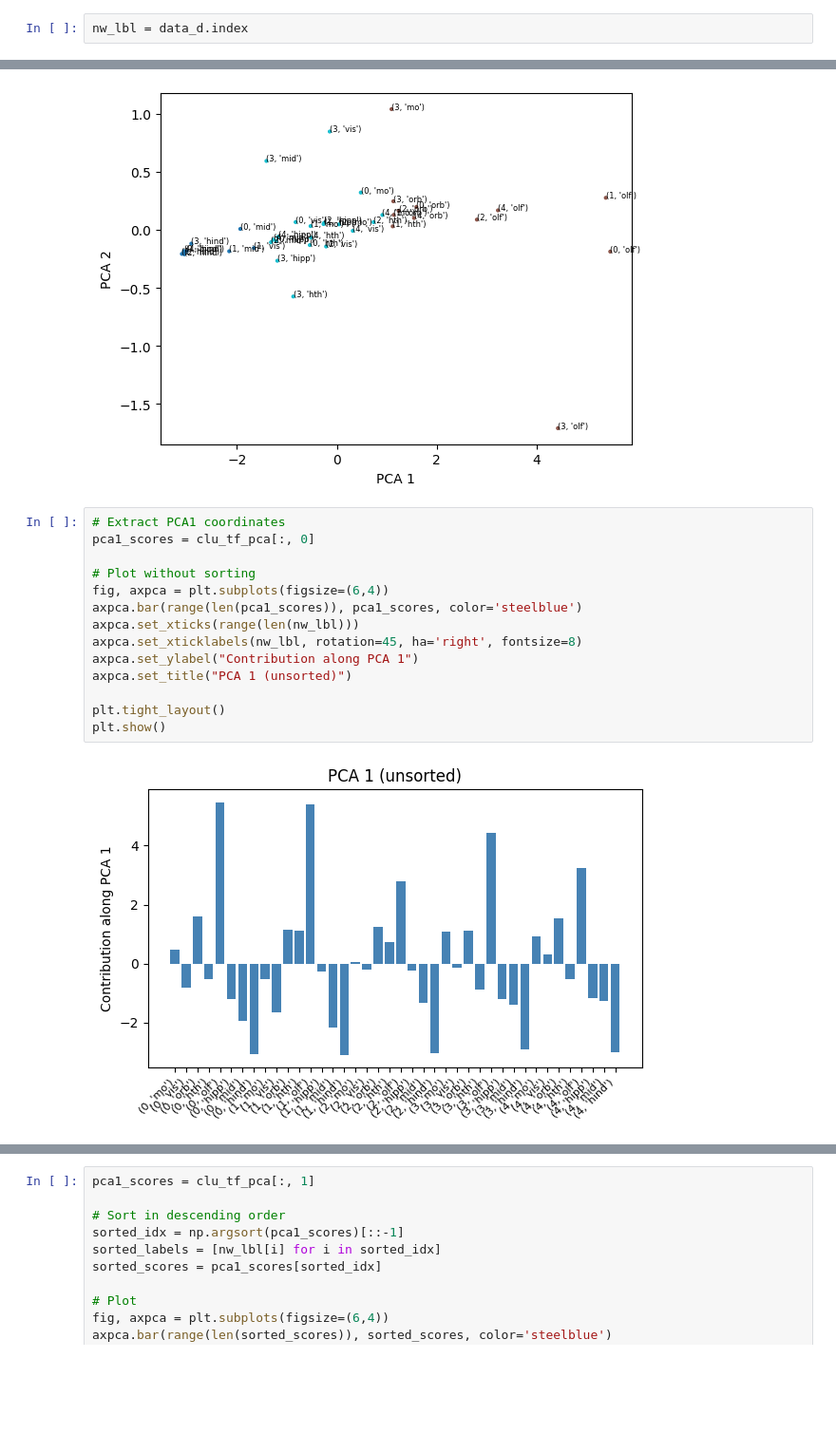
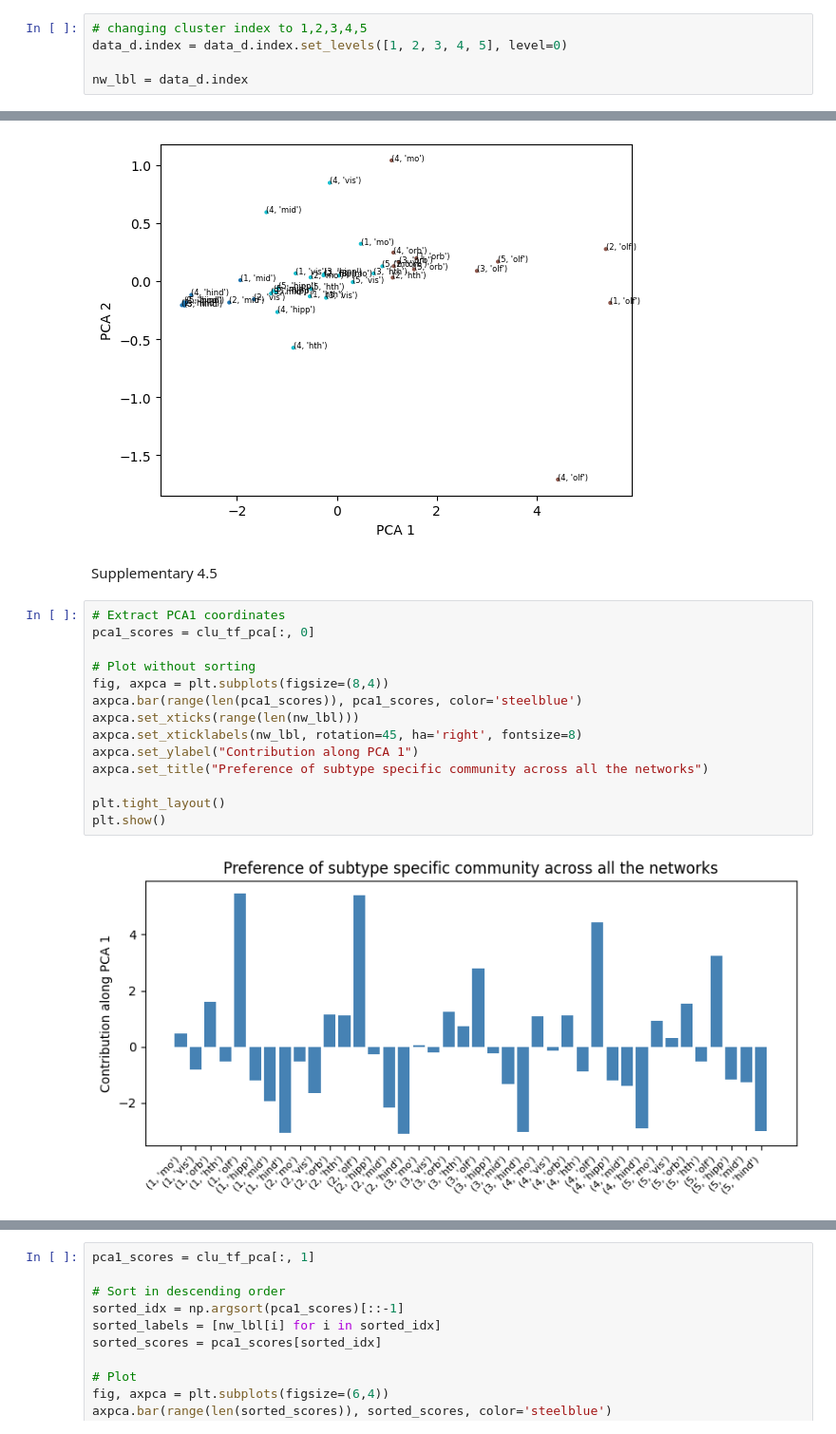
Before and after one commit to csndl-iitd/srg-tes-epilepsy-models, a Jupyter notebook: analysis/notebooks/Analyse fig_March_26.ipynb, the cells around one changed output, grey strips where cells are left out. Shown at 95% size. Drawn from its saved outputs; the diff is of its cells as text; blank space fills up the shorter version.

Commit message:
almost figure updates

```diff
--- a/analysis/notebooks/Analyse fig_March_26.ipynb
+++ b/analysis/notebooks/Analyse fig_March_26.ipynb
@@ -1156,4 +1144,7 @@ reducer_pca=PCA(n_components=2,random_state=42)
 reducer_pca.fit(data_d.values)
 clu_tf_pca=reducer_pca.transform(data_d.values)
 # %%
+# changing cluster index to 1,2,3,4,5
+data_d.index = data_d.index.set_levels([1, 2, 3, 4, 5], level=0)
+
 nw_lbl = data_d.index
@@ -1170,19 +1181,21 @@ plt.ylabel('PCA 2')
 # %% [output]
 Text(0, 0.5, 'PCA 2')
 [figure]
+# %% [markdown]
+Supplementary 4.5
 # %%
 # Extract PCA1 coordinates
 pca1_scores = clu_tf_pca[:, 0]
 
 # Plot without sorting
-fig, axpca = plt.subplots(figsize=(6,4))
+fig, axpca = plt.subplots(figsize=(8,4))
 axpca.bar(range(len(pca1_scores)), pca1_scores, color='steelblue')
 axpca.set_xticks(range(len(nw_lbl)))
 axpca.set_xticklabels(nw_lbl, rotation=45, ha='right', fontsize=8)
 axpca.set_ylabel("Contribution along PCA 1")
-axpca.set_title("PCA 1 (unsorted)")
+axpca.set_title("Preference of subtype specific community across all the networks")
 
 plt.tight_layout()
 plt.show()
 # %% [output]
-[figure, old version]
+[figure, new version]
```
Also changed, not shown: parts of 14 cells of this notebook, 3 other files.
